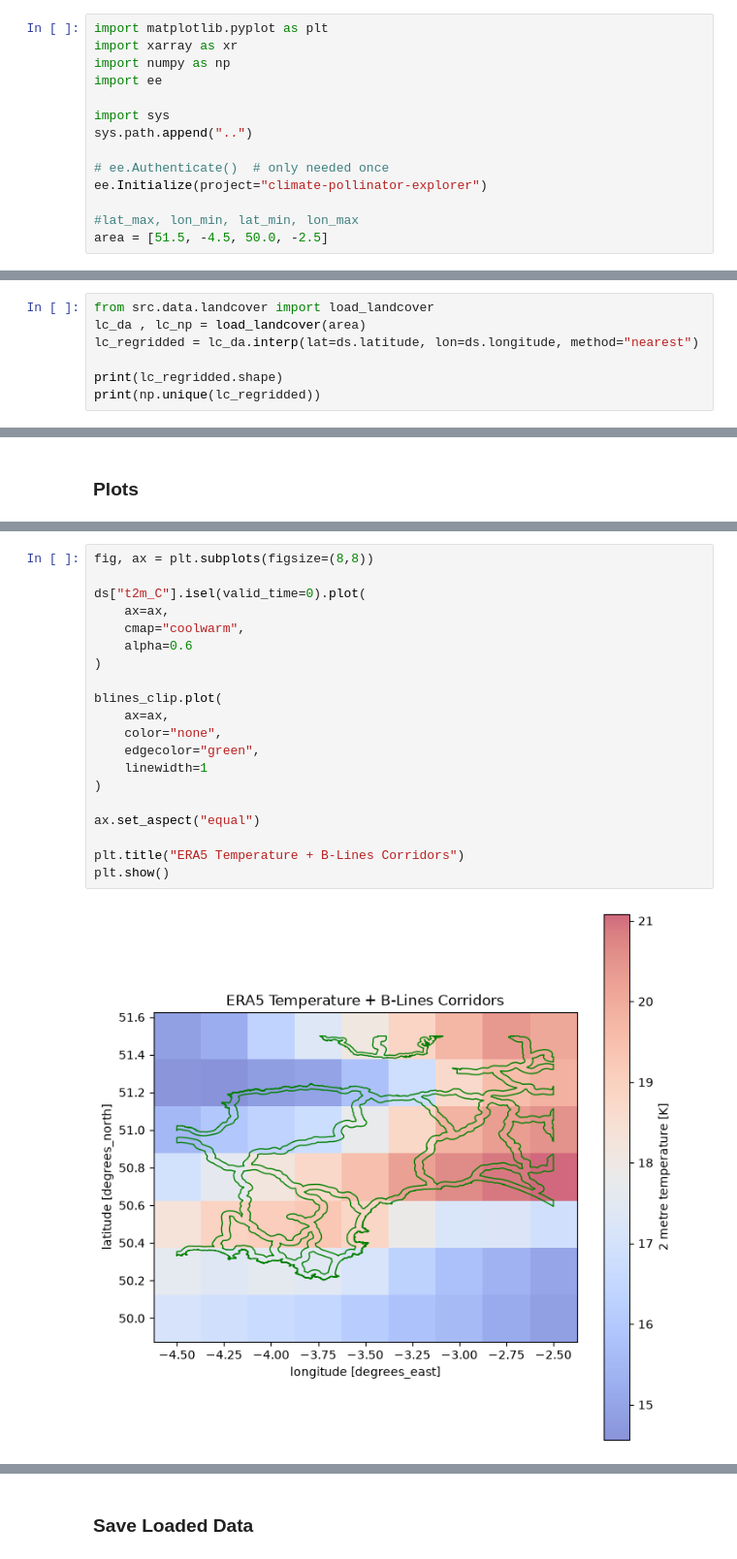
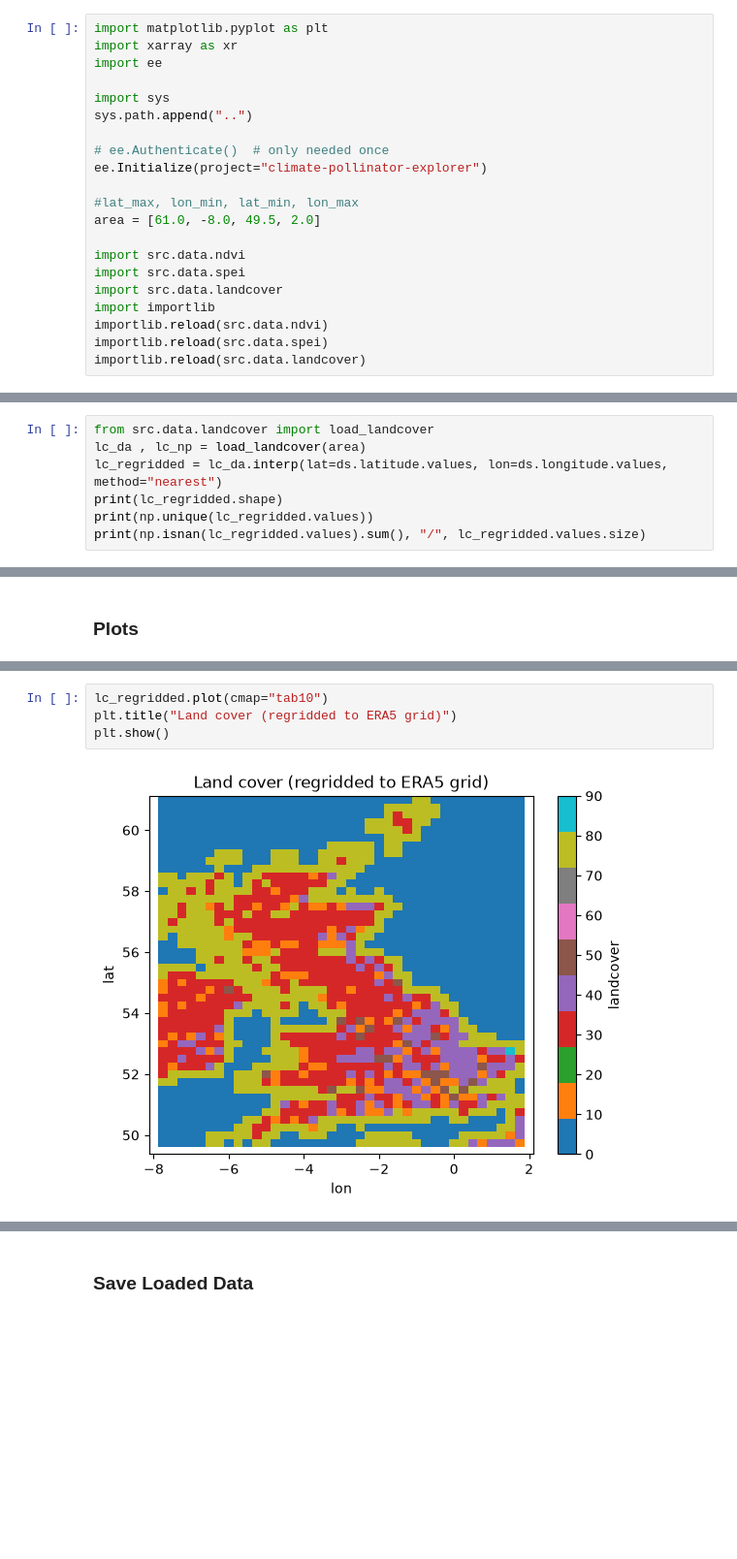
Before and after one commit to Alfie5640/climatePollinatorExplorer, a Jupyter notebook: backend/notebooks/01_era5_pilot.ipynb, the cells around one changed output, grey strips where cells are left out. Shown at 97% size. Saved outputs shown, nothing was run; the diff lists cells and outputs as text; blank space fills up the shorter version.

```diff
--- a/backend/notebooks/01_era5_pilot.ipynb
+++ b/backend/notebooks/01_era5_pilot.ipynb
@@ -3,7 +3,6 @@
 # %%
 import matplotlib.pyplot as plt
 import xarray as xr
-import numpy as np
 import ee
 
 import sys
@@ -13,4 +12,12 @@ sys.path.append("..")
 ee.Initialize(project="climate-pollinator-explorer")
 
 #lat_max, lon_min, lat_min, lon_max
-area = [51.5, -4.5, 50.0, -2.5]
+area = [61.0, -8.0, 49.5, 2.0]
+
+import src.data.ndvi
+import src.data.spei
+import src.data.landcover
+import importlib
+importlib.reload(src.data.ndvi)
+importlib.reload(src.data.spei)
+importlib.reload(src.data.landcover)
@@ -100,8 +103,8 @@ print(blines_exploded.shape)
 # %%
 from src.data.landcover import load_landcover
 lc_da , lc_np = load_landcover(area)
-lc_regridded = lc_da.interp(lat=ds.latitude, lon=ds.longitude, method="nearest")
-
+lc_regridded = lc_da.interp(lat=ds.latitude.values, lon=ds.longitude.values, method="nearest")
 print(lc_regridded.shape)
-print(np.unique(lc_regridded))
+print(np.unique(lc_regridded.values))
+print(np.isnan(lc_regridded.values).sum(), "/", lc_regridded.values.size)
 # %% [output]
@@ -144,23 +141,7 @@ plt.show()
 # %%
-fig, ax = plt.subplots(figsize=(8,8))
-
-ds["t2m_C"].isel(valid_time=0).plot(
-    ax=ax,
-    cmap="coolwarm",
-    alpha=0.6
-)
-
-blines_clip.plot(
-    ax=ax,
-    color="none",
-    edgecolor="green",
-    linewidth=1
-)
-
-ax.set_aspect("equal")
-
-plt.title("ERA5 Temperature + B-Lines Corridors")
+lc_regridded.plot(cmap="tab10")
+plt.title("Land cover (regridded to ERA5 grid)")
 plt.show()
 # %% [output]
-[figure, old version]
+[figure, new version]
 # %%
```
Also changed, not shown: parts of 12 cells of this notebook, 4 other files.
